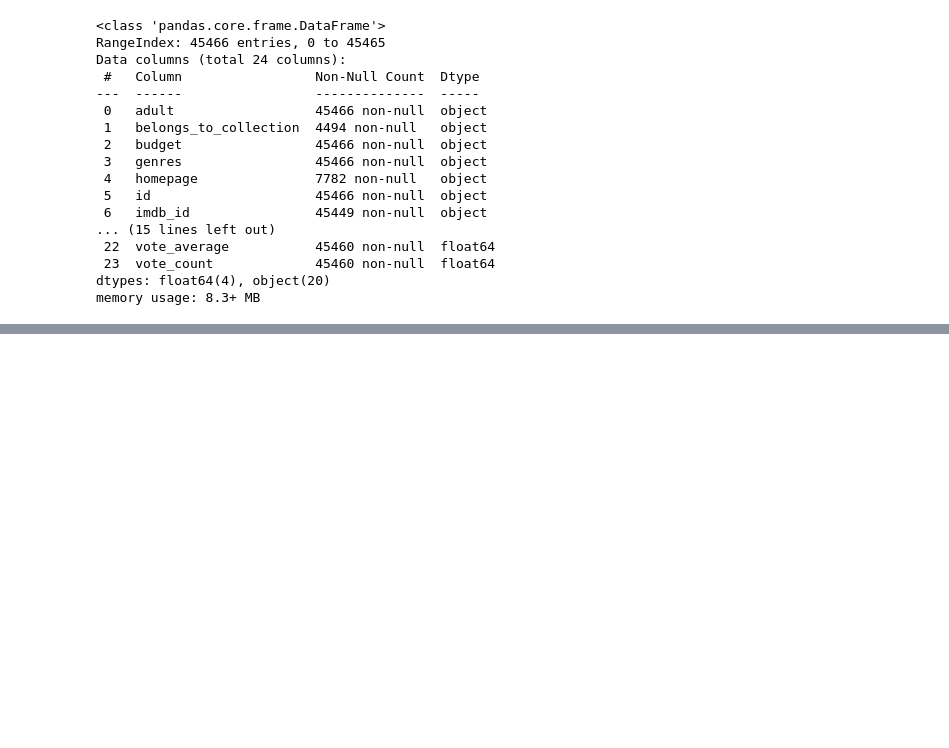
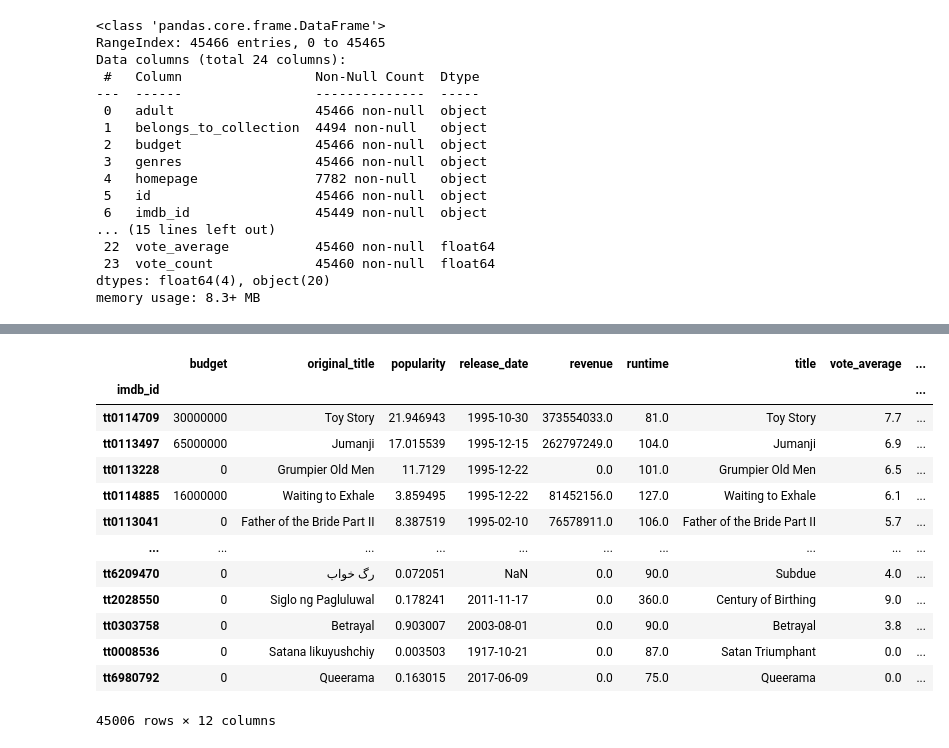
Before and after one commit to Sukurudo/Team-4, a Jupyter notebook: Movie DB Cleanup.ipynb, the cells around one changed output, grey strips where cells are left out. Cells and saved outputs as stored; diff of their text form; code cells hidden in the pictures; blank space fills up the shorter version.

Commit message:
Cleanup dictionary columns

```diff
--- a/Movie DB Cleanup.ipynb
+++ b/Movie DB Cleanup.ipynb
@@ -58,10 +63,26 @@ movies_df.head()
+# %%
+for index, row in movies_df.iterrows():
+    try:
+        companies = movies_df.loc[index, 'production_companies']
+        company = eval(companies)[0]['name']
+    except:
+        company = np.nan
+    movies_df.at[index, 'production'] = company
 # %%
 for index, row in movies_df.iterrows():
     try:
-        countries = movies_df.at[index, 'production_companies']
+        countries = movies_df.loc[index, 'production_countries']
         country = eval(countries)[0]['name']
     except:
         country = np.nan
-        movies_df.at[index, 'country'] = country
+    movies_df.at[index, 'country'] = country
+# %%
+for index, row in movies_df.iterrows():
+    try:
+        genres = movies_df.loc[index, 'genres']
+        genre = eval(genres)[0]['name']
+    except:
+        genres = np.nan
+    movies_df.at[index, 'new_genre'] = genre
 # %%
 movies_df
@@ -67,0 +103,3 @@ movies_df
+# %%
+movies_df= movies_df.drop(columns=["genres", "production_companies", "production_countries"])
+movies_df.head()
@@ -67,0 +113,17 @@ movies_df
+# %%
+movies_df.set_index("imdb_id")
+# %% [output]
+|  | budget | original_title | popularity | release_date | revenue | runtime | title | vote_average | ... |
+| imdb_id |  |  |  |  |  |  |  |  | ... |
+| tt0114709 | 30000000 | Toy Story | 21.946943 | 1995-10-30 | 373554033.0 | 81.0 | Toy Story | 7.7 | ... |
+| tt0113497 | 65000000 | Jumanji | 17.015539 | 1995-12-15 | 262797249.0 | 104.0 | Jumanji | 6.9 | ... |
+| tt0113228 | 0 | Grumpier Old Men | 11.7129 | 1995-12-22 | 0.0 | 101.0 | Grumpier Old Men | 6.5 | ... |
+| tt0114885 | 16000000 | Waiting to Exhale | 3.859495 | 1995-12-22 | 81452156.0 | 127.0 | Waiting to Exhale | 6.1 | ... |
+| tt0113041 | 0 | Father of the Bride Part II | 8.387519 | 1995-02-10 | 76578911.0 | 106.0 | Father of the Bride Part II | 5.7 | ... |
+| ... | ... | ... | ... | ... | ... | ... | ... | ... | ... |
+| tt6209470 | 0 | رگ خواب | 0.072051 | NaN | 0.0 | 90.0 | Subdue | 4.0 | ... |
+| tt2028550 | 0 | Siglo ng Pagluluwal | 0.178241 | 2011-11-17 | 0.0 | 360.0 | Century of Birthing | 9.0 | ... |
+| tt0303758 | 0 | Betrayal | 0.903007 | 2003-08-01 | 0.0 | 90.0 | Betrayal | 3.8 | ... |
+| tt0008536 | 0 | Satana likuyushchiy | 0.003503 | 1917-10-21 | 0.0 | 87.0 | Satan Triumphant | 0.0 | ... |
+| tt6980792 | 0 | Queerama | 0.163015 | 2017-06-09 | 0.0 | 75.0 | Queerama | 0.0 | ... |
+45006 rows × 12 columns
```
Also changed, not shown: parts of 5 cells of this notebook.
